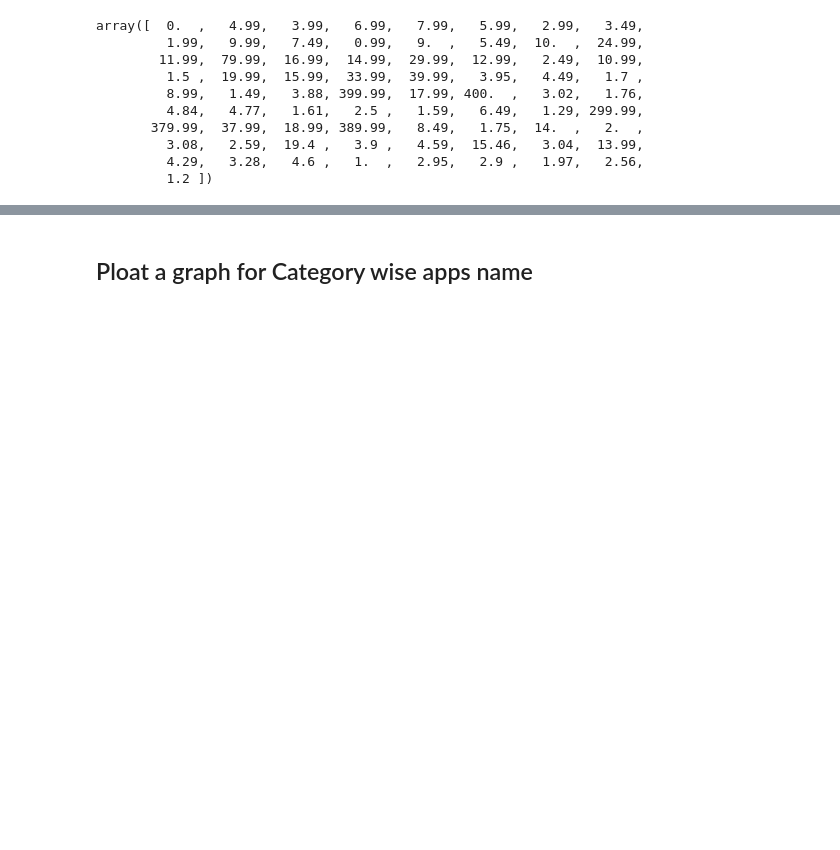
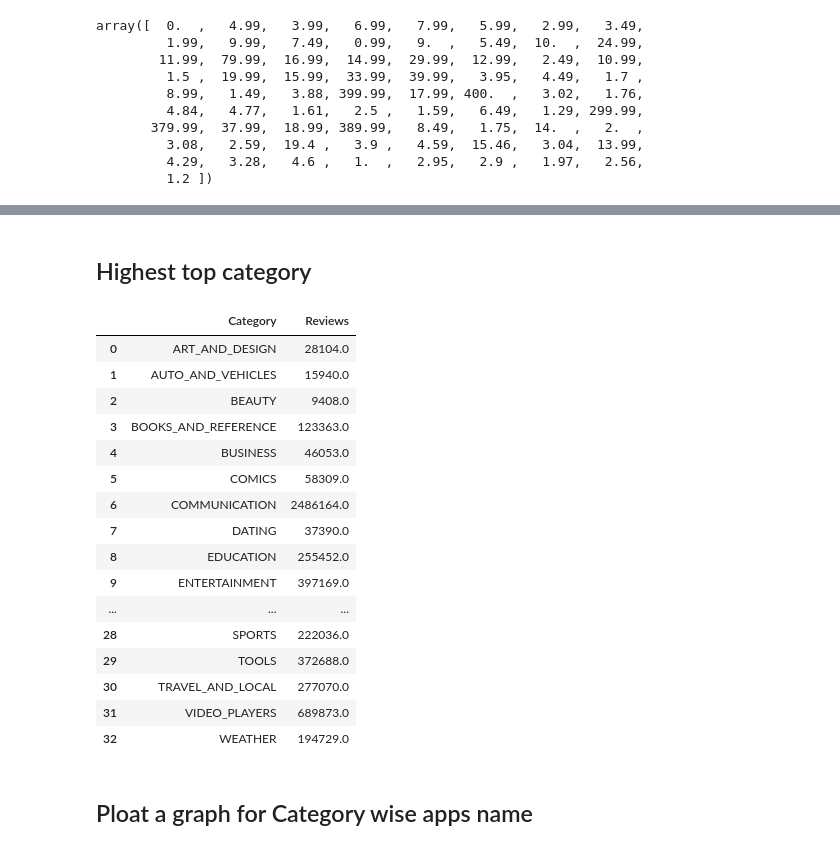
Before and after one commit to MrVishalKumbhar/Google_Play_Store_Review, a Jupyter notebook: Google_platstore_review.ipynb, the cells around one changed output, grey strips where cells are left out. Cells and saved outputs as stored; diff of their text form; code cells hidden in the pictures; blank space fills up the shorter version.

```diff
--- a/Google_platstore_review.ipynb
+++ b/Google_platstore_review.ipynb
@@ -224,3 +361,25 @@ array([  0.  ,   4.99,   3.99,   6.99,   7.99,   5.99,   2.99,   3.49,
+# %% [markdown]
+## Highest top category
+# %%
+df.groupby('Category', as_index=False)['Reviews'].mean().round(0)
+# %% [output]
+|  | Category | Reviews |
+| 0 | ART_AND_DESIGN | 28104.0 |
+| 1 | AUTO_AND_VEHICLES | 15940.0 |
+| 2 | BEAUTY | 9408.0 |
+| 3 | BOOKS_AND_REFERENCE | 123363.0 |
+| 4 | BUSINESS | 46053.0 |
+| 5 | COMICS | 58309.0 |
+| 6 | COMMUNICATION | 2486164.0 |
+| 7 | DATING | 37390.0 |
+| 8 | EDUCATION | 255452.0 |
+| 9 | ENTERTAINMENT | 397169.0 |
+| ... | ... | ... |
+| 28 | SPORTS | 222036.0 |
+| 29 | TOOLS | 372688.0 |
+| 30 | TRAVEL_AND_LOCAL | 277070.0 |
+| 31 | VIDEO_PLAYERS | 689873.0 |
+| 32 | WEATHER | 194729.0 |
 # %% [markdown]
 ## Ploat a graph for Category wise apps name
 # %%
```
Also changed, not shown: parts of 16 cells of this notebook.
